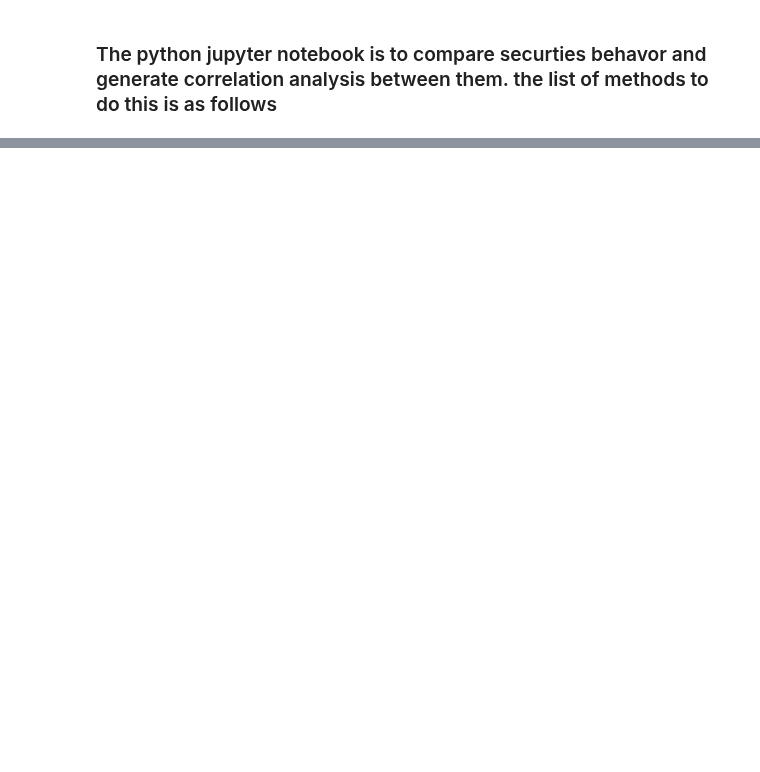
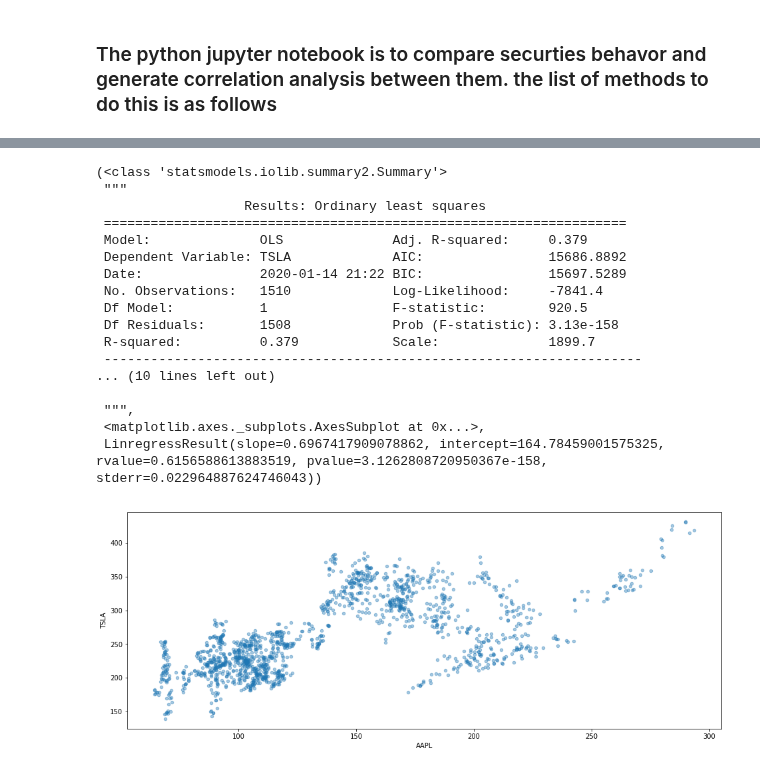
Before and after one commit to Berkat0789/Data_Analysis, a Jupyter notebook: Personal Projects/Sidus/Untitled.ipynb, the cells around one changed output, grey strips where cells are left out. Saved outputs shown, nothing was run; the diff lists cells and outputs as text; code cells hidden in the pictures; blank space fills up the shorter version.

```diff
--- a/Personal Projects/Sidus/Untitled.ipynb
+++ b/Personal Projects/Sidus/Untitled.ipynb
@@ -47,0 +51,21 @@ Sidus.dailyRetuns()
+# %%
+Sidus.compare2("AAPL","TSLA")
+# %% [output]
+(<class 'statsmodels.iolib.summary2.Summary'>
+ """
+                   Results: Ordinary least squares
+ ===================================================================
+ Model:              OLS              Adj. R-squared:     0.379
+ Dependent Variable: TSLA             AIC:                15686.8892
+ Date:               2020-01-14 21:22 BIC:                15697.5289
+ No. Observations:   1510             Log-Likelihood:     -7841.4
+ Df Model:           1                F-statistic:        920.5
+ Df Residuals:       1508             Prob (F-statistic): 3.13e-158
+ R-squared:          0.379            Scale:              1899.7
+ ---------------------------------------------------------------------
+... (10 lines left out)
+
+ """,
+ <matplotlib.axes._subplots.AxesSubplot at 0x...>,
+ LinregressResult(slope=0.6967417909078862, intercept=164.78459001575325, rvalue=0.6156588613883519, pvalue=3.1262808720950367e-158, stderr=0.022964887624746043))
+[figure, added]
```
Also changed, not shown: parts of 6 cells of this notebook, 1 other file.
